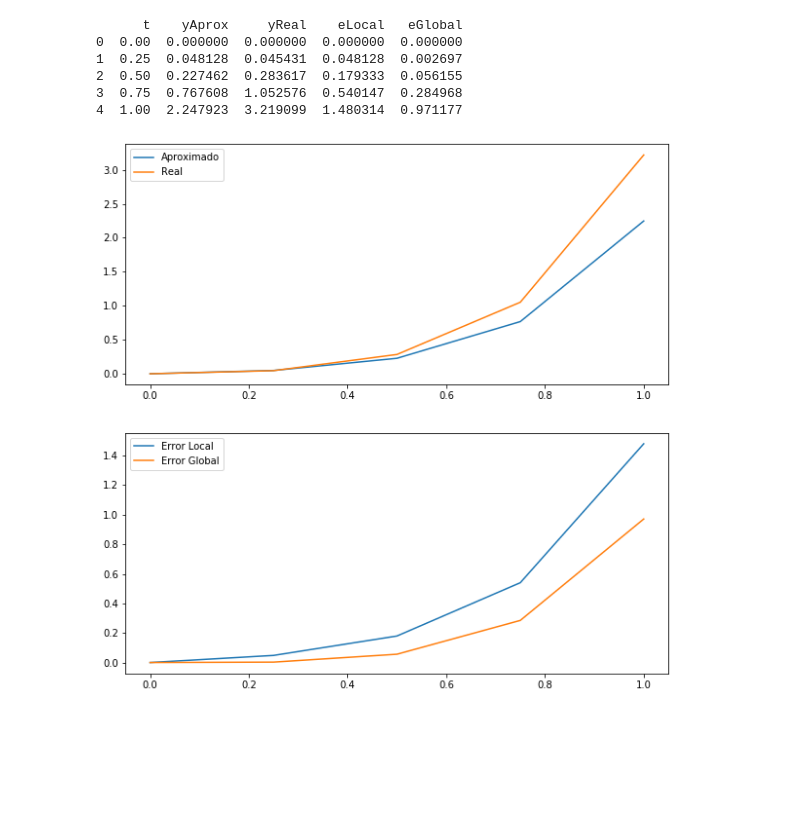
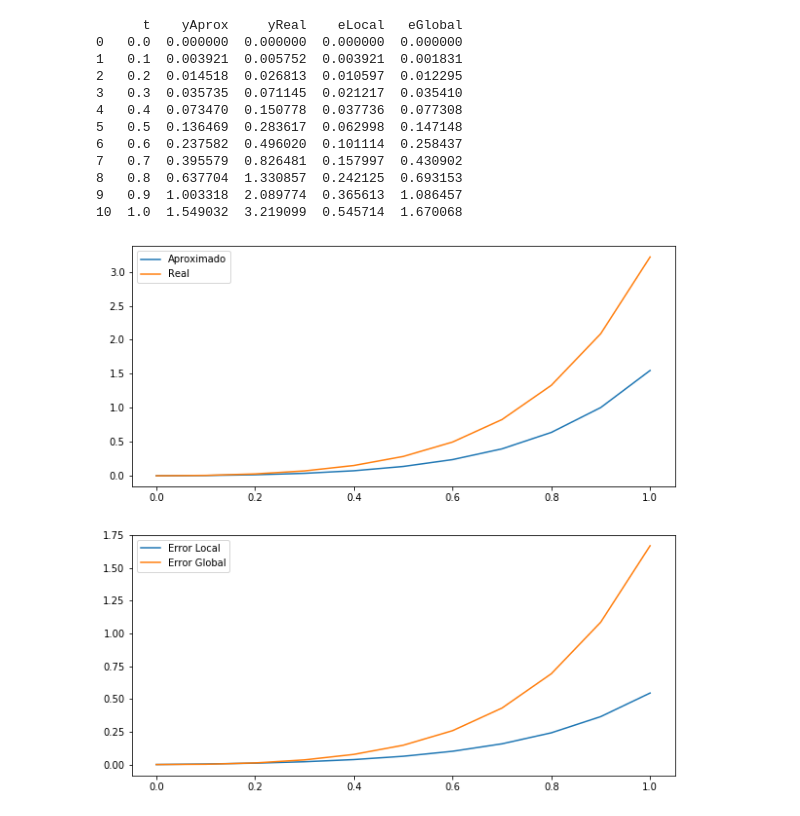
Before and after one commit to cortesjpb/metnum2, a Jupyter notebook: TrapecioFuncional.ipynb, the cells around one changed output. Drawn from its saved outputs; the diff is of its cells as text; code cells hidden in the pictures; blank space fills up the shorter version.

```diff
--- a/TrapecioFuncional.ipynb
+++ b/TrapecioFuncional.ipynb
@@ -66,13 +66,19 @@ def graficar(df):
 # %%
 I = [0.0,1.0]
 y0 = 0.0
-h = 0.25
+h = 0.10
 trapecio(f,yReal,h,I,y0,True)
 # %% [output]
       t    yAprox     yReal    eLocal   eGlobal
-0  0.00  0.000000  0.000000  0.000000  0.000000
-1  0.25  0.048128  0.045431  0.048128  0.002697
-2  0.50  0.227462  0.283617  0.179333  0.056155
-3  0.75  0.767608  1.052576  0.540147  0.284968
-4  1.00  2.247923  3.219099  1.480314  0.971177
+0   0.0  0.000000  0.000000  0.000000  0.000000
+1   0.1  0.003921  0.005752  0.003921  0.001831
+2   0.2  0.014518  0.026813  0.010597  0.012295
+3   0.3  0.035735  0.071145  0.021217  0.035410
+4   0.4  0.073470  0.150778  0.037736  0.077308
+5   0.5  0.136469  0.283617  0.062998  0.147148
+6   0.6  0.237582  0.496020  0.101114  0.258437
+7   0.7  0.395579  0.826481  0.157997  0.430902
+8   0.8  0.637704  1.330857  0.242125  0.693153
+9   0.9  1.003318  2.089774  0.365613  1.086457
+10  1.0  1.549032  3.219099  0.545714  1.670068
-[figure, old version]
+[figure, new version]
```
Also changed, not shown: 2 other files.
